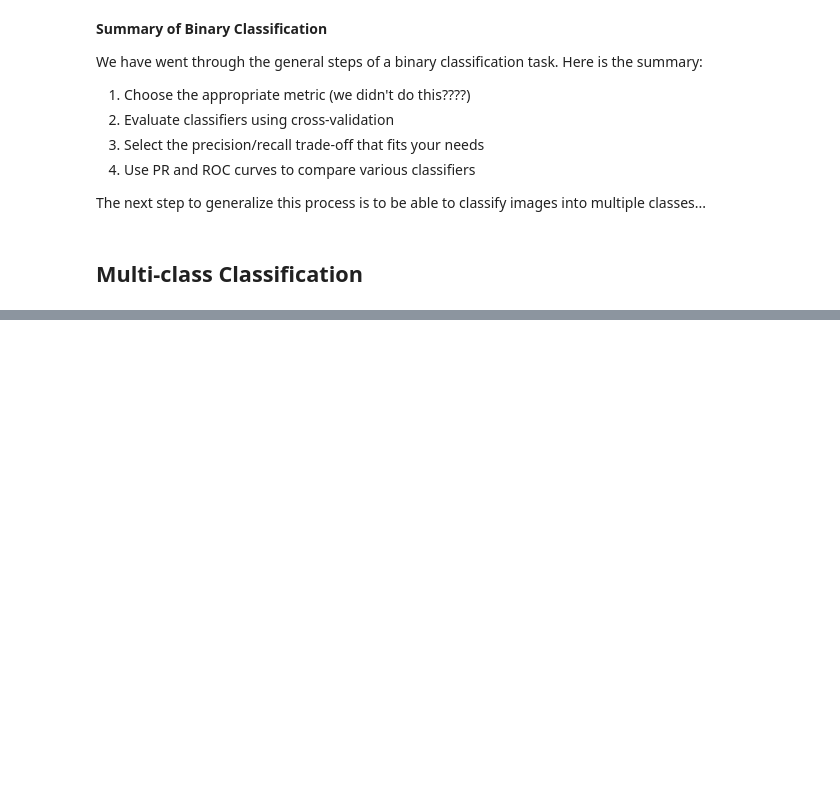
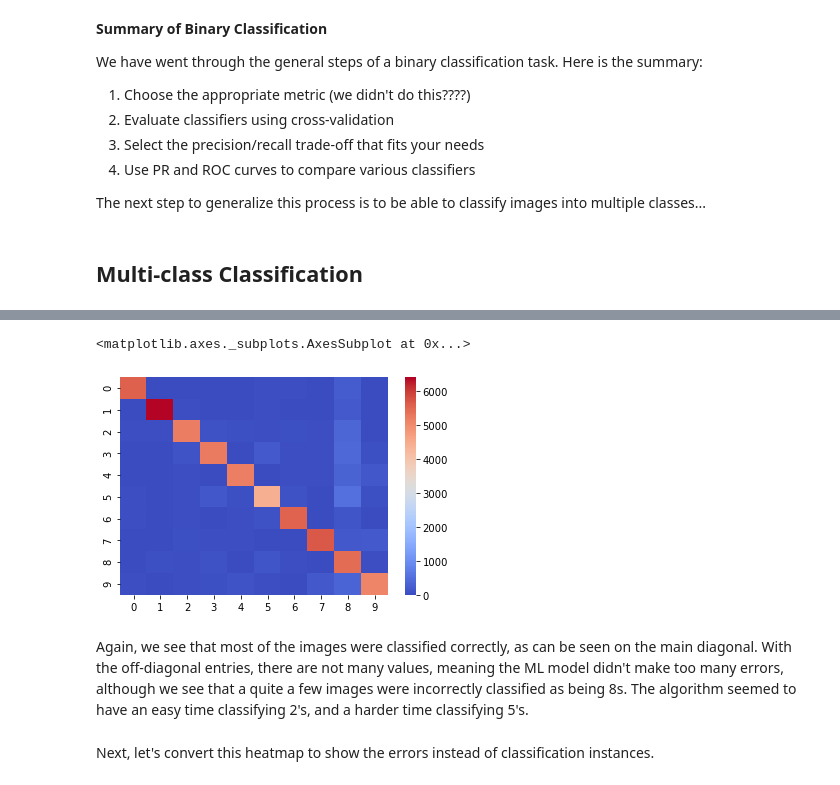
Before and after one commit to aj112358/ML_Notes, a Jupyter notebook: 03_Classification/03_Classification.ipynb, the cells around one changed output, grey strips where cells are left out. Saved outputs shown, nothing was run; the diff lists cells and outputs as text; code cells hidden in the pictures; blank space fills up the shorter version.

```diff
--- a/03_Classification/03_Classification.ipynb
+++ b/03_Classification/03_Classification.ipynb
@@ -726,0 +856,5 @@ The next step to generalize this process is to be able to classify images into m
+# %%
+from sklearn.preprocessing import StandardScaler
+
+scaler = StandardScaler()
+X_train_scaled = scaler.fit_transform(X_train.astype(np.float64))
@@ -726,0 +879,9 @@ The next step to generalize this process is to be able to classify images into m
+# %%
+y_train_predictions = cross_val_predict(estimator = sgd_classifier,
+                                                    X=X_train_scaled,
+                                                    y=y_train,
+                                                    cv=3)
+# %%
+conf_matrix = confusion_matrix(y_true = y_train,
+                              y_pred = y_train_predictions)
+conf_matrix
@@ -726,0 +904,11 @@ The next step to generalize this process is to be able to classify images into m
+# %%
+import seaborn as sns
+
+sns.heatmap(conf_matrix, cmap='coolwarm')
+# %% [output]
+<matplotlib.axes._subplots.AxesSubplot at 0x...>
+[figure, added]
+# %% [markdown]
+Again, we see that most of the images were classified correctly, as can be seen on the main diagonal. With the off-diagonal entries, there are not many values, meaning the ML model didn't make too many errors, although we see that a quite a few images were incorrectly classified as being 8s. The algorithm seemed to have an easy time classifying 2's, and a harder time classifying 5's.
+# %% [markdown]
+Next, let's convert this heatmap to show the errors instead of classification instances.
```
Also changed, not shown: parts of 68 cells of this notebook.
